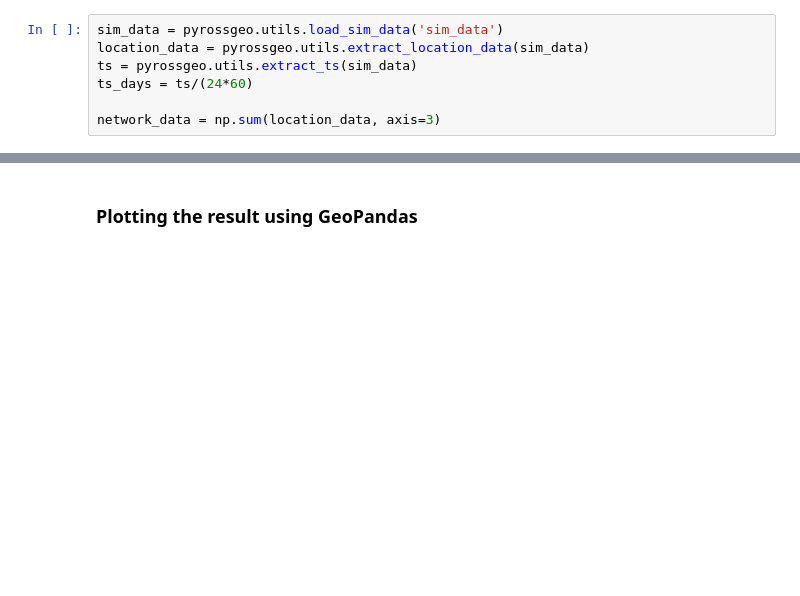
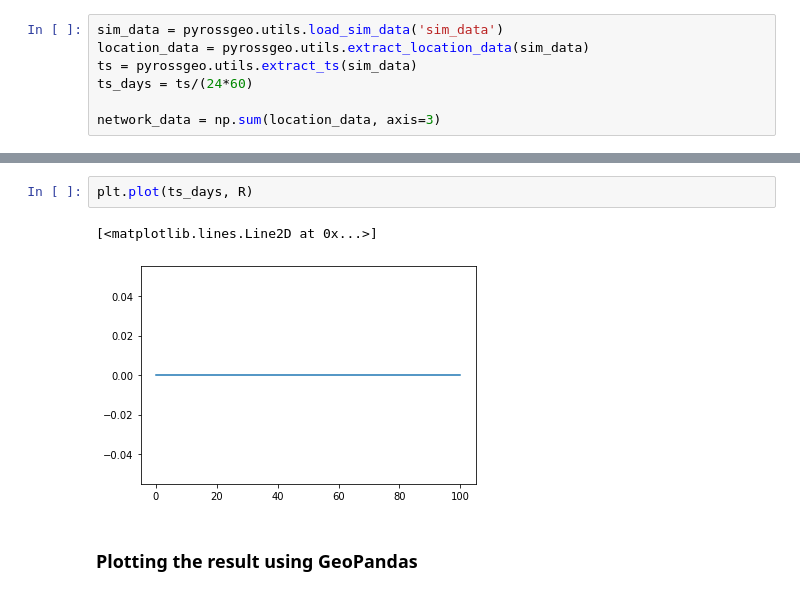
Before and after one commit to lukastk/PyRossGeo, a Jupyter notebook: examples/ex5-covidsim-calibration/ex5-covidsim-calibration.ipynb, the cells around one changed output, grey strips where cells are left out. Drawn from its saved outputs; the diff is of its cells as text; blank space fills up the shorter version.

```diff
--- a/examples/ex5-covidsim-calibration/ex5-covidsim-calibration.ipynb
+++ b/examples/ex5-covidsim-calibration/ex5-covidsim-calibration.ipynb
@@ -474,3 +473,8 @@ plt.xlabel('Days')
+# %%
+plt.plot(ts_days, R)
+# %% [output]
+[<matplotlib.lines.Line2D at 0x...>]
+[figure, added]
 # %% [markdown]
 ### Plotting the result using GeoPandas
 # %% [markdown]
```
Also changed, not shown: parts of 3 cells of this notebook.
